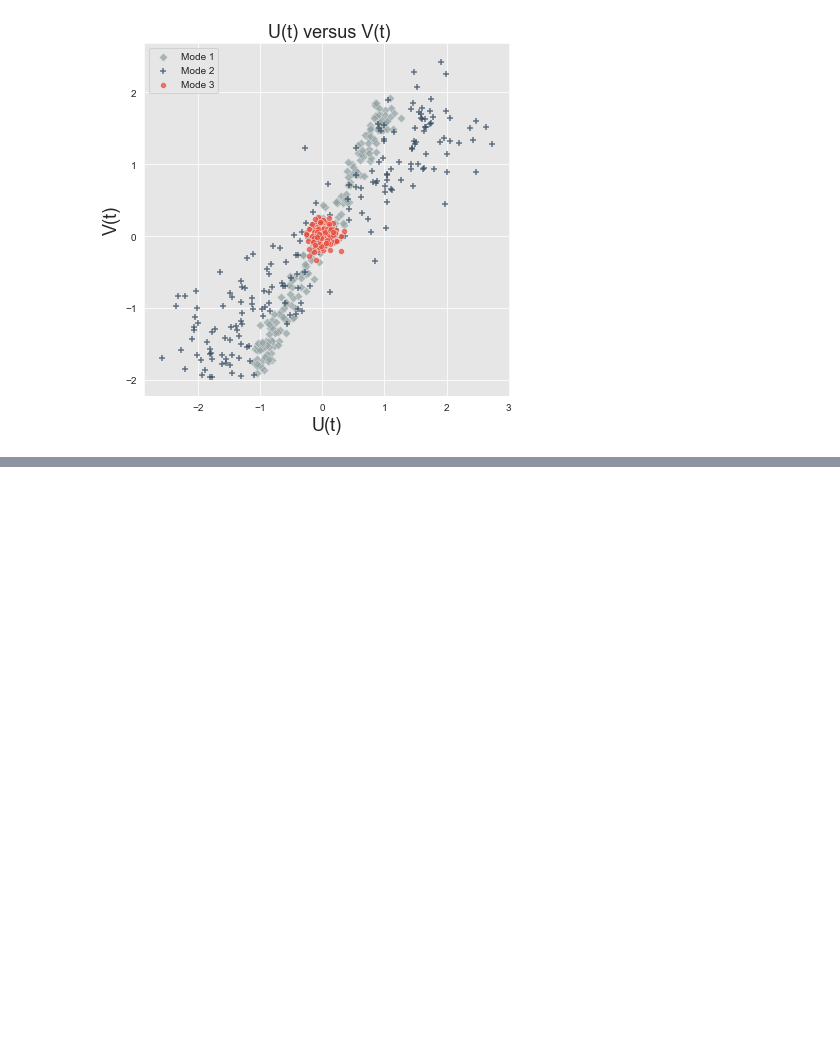
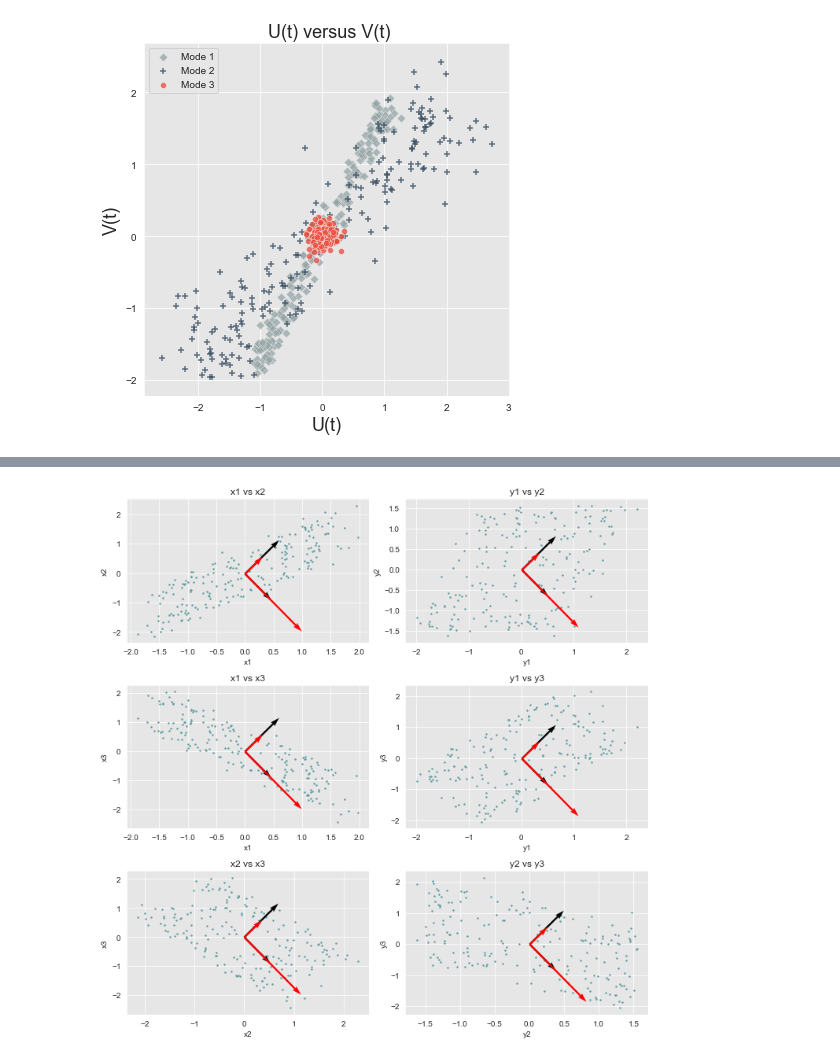
Before and after one commit to Pearl-Ayem/Geoscientific-Data-Science-and-Empirical-Modeling, a Jupyter notebook: Assignment_2/Assn2.ipynb, the cells around one changed output, grey strips where cells are left out. Cells and saved outputs as stored; diff of their text form; code cells hidden in the pictures; blank space fills up the shorter version.

```diff
--- a/Assignment_2/Assn2.ipynb
+++ b/Assignment_2/Assn2.ipynb
@@ -401,0 +453,73 @@ plt.show()
+# %%
+#red are F and G
+
+n_modes=2
+plt.figure(figsize=(10,10))
+
+
+ax = plt.subplot(3,2,1)
+ax.scatter(data['x1'],data['x2'],s=2,color='cadetblue')
+ax.quiver(0,0,0,EXM1[0],EXM1[1],EXM1[2],scale=3,scale_units='height',color='black')    #eigen mode1
+ax.quiver(0,0,0,EXM2[0],EXM2[1],EXM2[2],scale=3,scale_units='height',color='black')    #eigen mode2
+ax.quiver(0,0,0,FM1[0],FM1[1],FM1[2],scale=3,scale_units='height',color='red')    #vector F1
+ax.quiver(0,0,0,FM2[0],FM2[1],FM2[2],scale=3,scale_units='height',color='red')    #vector F2
+ax.set_xlabel('x1')
+ax.set_ylabel('x2')
+ax.set_title('x1 vs x2')
+
+ax = plt.subplot(3,2,3)
+ax.scatter(data['x1'],data['x3'],s=2,color='cadetblue')
+ax.quiver(0,0,0,EXM1[0],EXM1[1],EXM1[2],scale=3,scale_units='height',color='black')    #eigen mode1
+ax.quiver(0,0,0,EXM2[0],EXM2[1],EXM2[2],scale=3,scale_units='height',color='black')    #eigen mode2
+ax.quiver(0,0,0,FM1[0],FM1[1],FM1[2],scale=3,scale_units='height',color='red')    #vector F1
+ax.quiver(0,0,0,FM2[0],FM2[1],FM2[2],scale=3,scale_units='height',color='red')    #vector F2
+ax.set_xlabel('x1')
+ax.set_ylabel('x3')
+ax.set_title('x1 vs x3')
+
+ax = plt.subplot(3,2,5)
+ax.scatter(data['x2'],data['x3'],s=2,color='cadetblue')
+ax.quiver(0,0,0,EXM1[0],EXM1[1],EXM1[2],scale=3,scale_units='height',color='black')    #eigen mode1
+ax.quiver(0,0,0,EXM2[0],EXM2[1],EXM2[2],scale=3,scale_units='height',color='black')    #eigen mode2
+ax.quiver(0,0,0,FM1[0],FM1[1],FM1[2],scale=3,scale_units='height',color='red')    #vector F1
+ax.quiver(0,0,0,FM2[0],FM2[1],FM2[2],scale=3,scale_units='height',color='red')    #vector F2
+ax.set_xlabel('x2')
+ax.set_ylabel('x3')
+ax.set_title('x2 vs x3')
+
+
+ax = plt.subplot(3,2,2)
+ax.scatter(data['y1'],data['y2'],s=2,color='cadetblue')
+ax.quiver(0,0,0,EXM1[0],EXM1[1],EXM1[2],scale=3,scale_units='height',color='black')    #eigen mode1
+ax.quiver(0,0,0,EXM2[0],EXM2[1],EXM2[2],scale=3,scale_units='height',color='black')    #eigen mode2
+ax.quiver(0,0,0,FM1[0],FM1[1],FM1[2],scale=3,scale_units='height',color='red')    #vector F1
+ax.quiver(0,0,0,FM2[0],FM2[1],FM2[2],scale=3,scale_units='height',color='red')    #vector F2
+ax.set_xlabel('y1')
+ax.set_ylabel('y2')
+ax.set_title('y1 vs y2')
+
+ax = plt.subplot(3,2,4)
+ax.scatter(data['y1'],data['y3'],s=2,color='cadetblue')
+ax.quiver(0,0,0,EXM1[0],EXM1[1],EXM1[2],scale=3,scale_units='height',color='black')    #eigen mode1
+ax.quiver(0,0,0,EXM2[0],EXM2[1],EXM2[2],scale=3,scale_units='height',color='black')    #eigen mode2
+ax.quiver(0,0,0,FM1[0],FM1[1],FM1[2],scale=3,scale_units='height',color='red')    #vector F1
+ax.quiver(0,0,0,FM2[0],FM2[1],FM2[2],scale=3,scale_units='height',color='red')    #vector F2
+ax.set_xlabel('y1')
+ax.set_ylabel('y3')
+ax.set_title('y1 vs y3')
+
+ax = plt.subplot(3,2,6)
+ax.scatter(data['y2'],data['y3'],s=2,color='cadetblue')
+ax.quiver(0,0,0,EXM1[0],EXM1[1],EXM1[2],scale=3,scale_units='height',color='black')    #eigen mode1
+ax.quiver(0,0,0,EXM2[0],EXM2[1],EXM2[2],scale=3,scale_units='height',color='black')    #eigen mode2
+ax.quiver(0,0,0,FM1[0],FM1[1],FM1[2],scale=3,scale_units='height',color='red')    #vector F1
+ax.quiver(0,0,0,FM2[0],FM2[1],FM2[2],scale=3,scale_units='height',color='red')    #vector F2
+ax.set_xlabel('y2')
+ax.set_ylabel('y3')
+ax.set_title('y2 vs y3')
+
+
+plt.tight_layout()
+plt.show()
+# %% [output]
+[figure, added]
```
Also changed, not shown: parts of 13 cells of this notebook.
